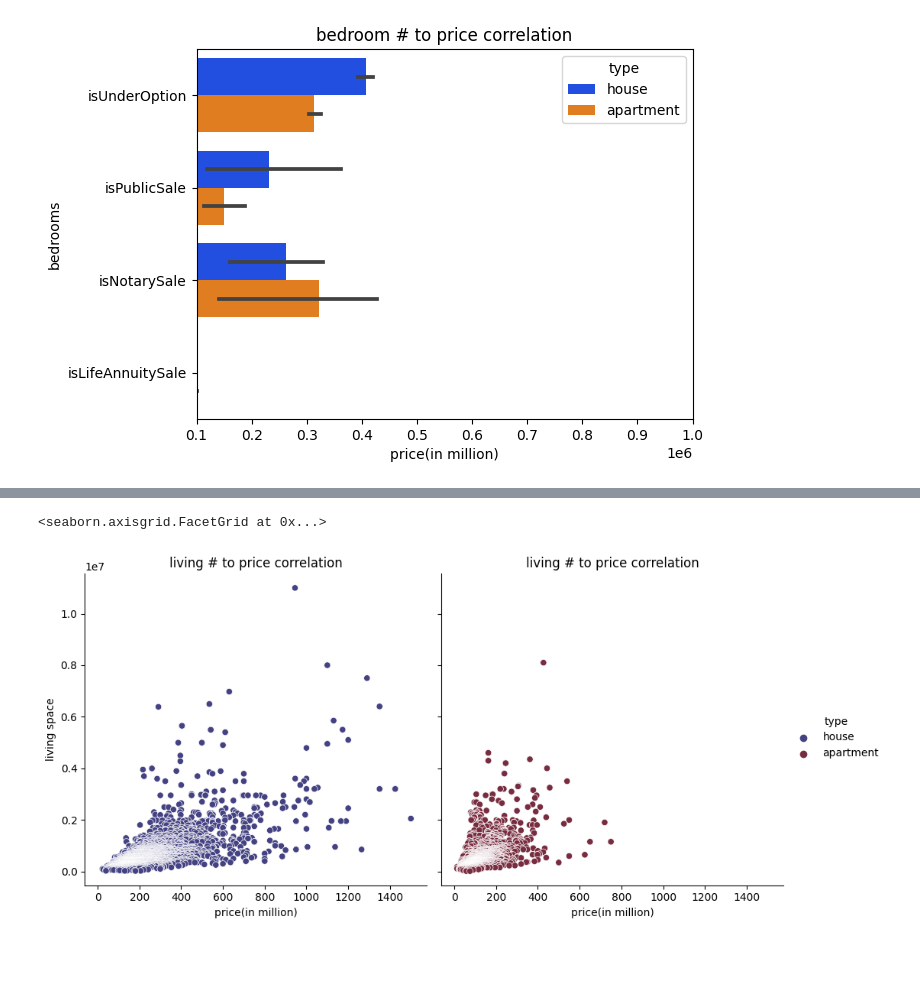
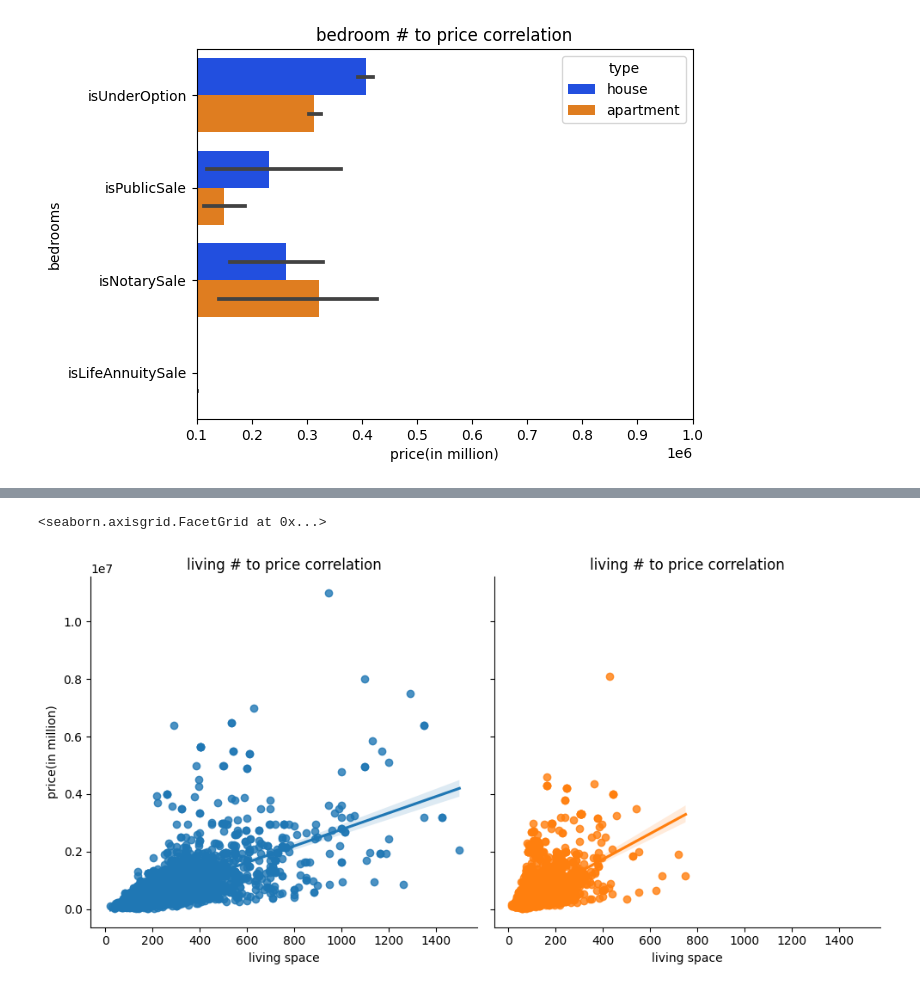
Before and after one commit to danielbauwens/Immo-Project-Data-Analysis, a Jupyter notebook: analysis.ipynb, the cells around one changed output, grey strips where cells are left out. Saved outputs shown, nothing was run; the diff lists cells and outputs as text; code cells hidden in the pictures; blank space fills up the shorter version.

```diff
--- a/analysis.ipynb
+++ b/analysis.ipynb
@@ -99,6 +107,6 @@ graph.set(xlabel = 'price(in million)', ylabel = 'bedrooms', title= 'bedroom # t
 # %%
-graph = sns.relplot(x='Living area', y='price', data=ds, hue='type', palette='icefire', kind='scatter', col='type')
-graph.set(xlabel = 'price(in million)', ylabel = 'living space', title= 'living # to price correlation')
+graph = sns.lmplot(x='Living area', y='price', data=ds, col='type', hue='type')
+graph.set(xlabel = 'living space', ylabel = 'price(in million)', title= 'living # to price correlation')
 # %% [output]
 <seaborn.axisgrid.FacetGrid at 0x...>
-[figure, old version]
+[figure, new version]
```
Also changed, not shown: parts of 5 cells of this notebook, 2 other files.
